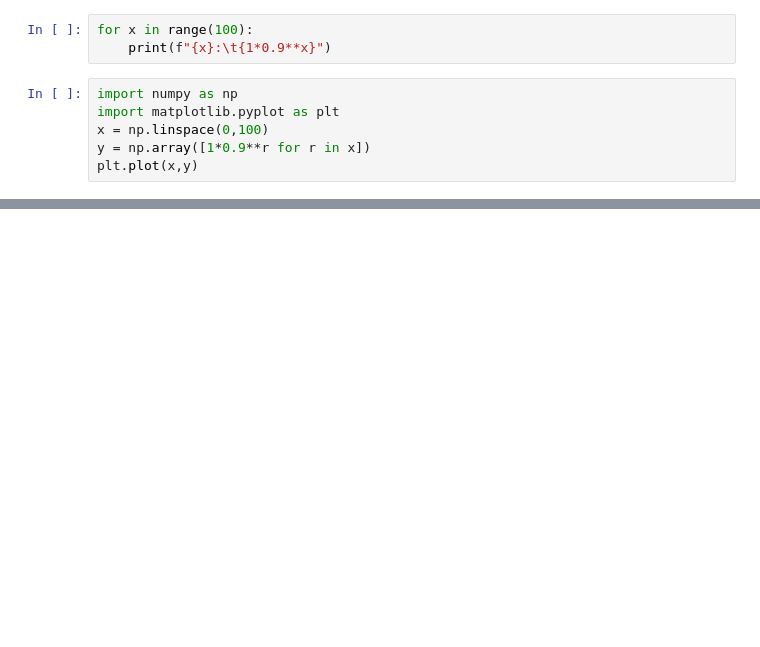
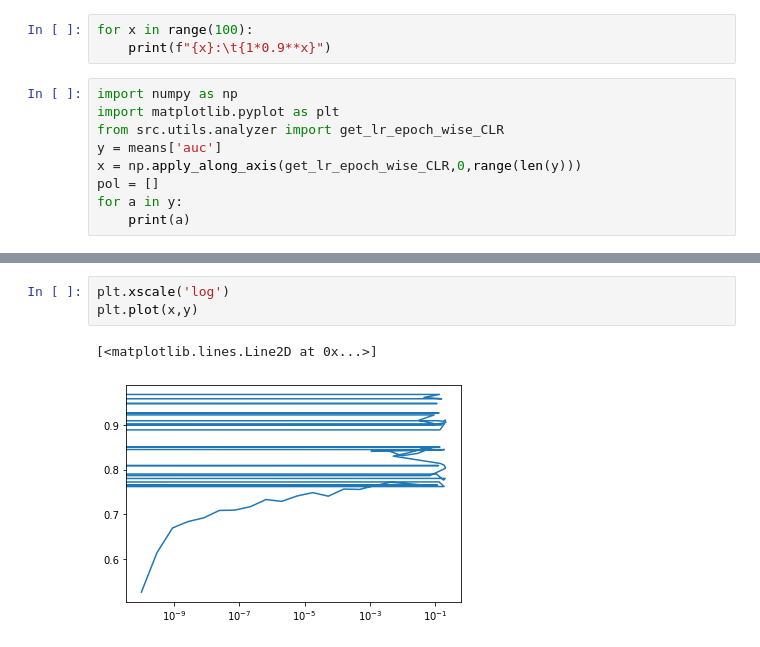
Before and after one commit to KornelBl/Melanoma-Classificator, a Jupyter notebook: analysis.ipynb, the cells around one changed output, grey strips where cells are left out. Cells and saved outputs as stored; diff of their text form; blank space fills up the shorter version.

```diff
--- a/analysis.ipynb
+++ b/analysis.ipynb
@@ -88,6 +126,9 @@ for x in range(100):
 # %%
 import numpy as np
 import matplotlib.pyplot as plt
-x = np.linspace(0,100)
-y = np.array([1*0.9**r for r in x])
-plt.plot(x,y)
+from src.utils.analyzer import get_lr_epoch_wise_CLR
+y = means['auc']
+x = np.apply_along_axis(get_lr_epoch_wise_CLR,0,range(len(y)))
+pol = []
+for a in y:
+    print(a)
@@ -96,0 +153,6 @@ ModuleNotFoundError: No module named 'CLR'
+# %%
+plt.xscale('log')
+plt.plot(x,y)
+# %% [output]
+[<matplotlib.lines.Line2D at 0x...>]
+[figure, added]
```
Also changed, not shown: parts of 22 cells of this notebook, 8 other files.
